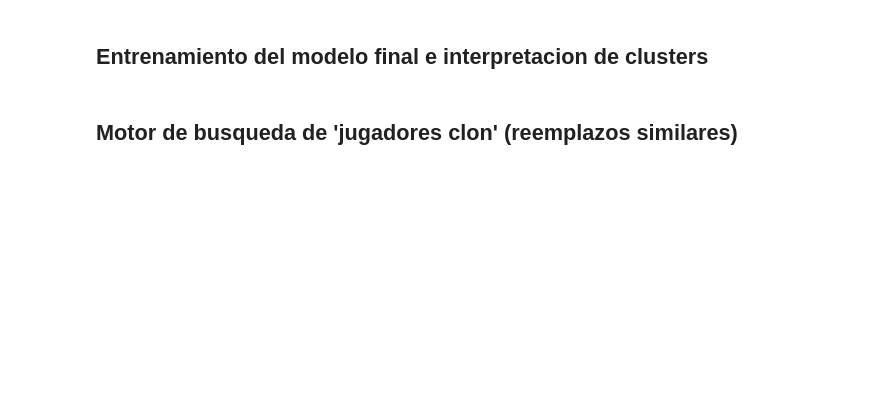
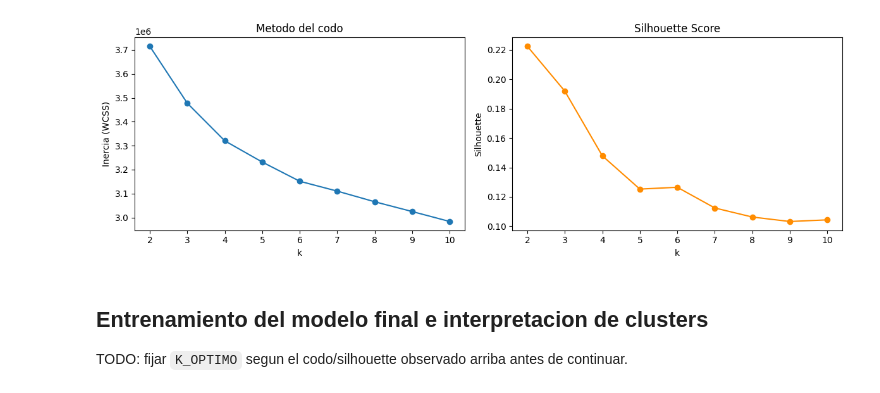
Before and after one commit to RodrigoAGA/proyecto-bigdata-scouting, a Jupyter notebook: notebooks/02_clustering.ipynb, the cells around one changed output. Cells and saved outputs as stored; diff of their text form; code cells hidden in the pictures; blank space fills up the shorter version.

```diff
--- a/notebooks/02_clustering.ipynb
+++ b/notebooks/02_clustering.ipynb
@@ -19,0 +63,12 @@ df.shape
+# %%
+evaluator = ClusteringEvaluator(featuresCol='features', metricName='silhouette', distanceMeasure='squaredEuclidean')
+
+results = []
+for k in range(2, 11):
+    km = KMeans(featuresCol='features', k=k, seed=42)
+    model = km.fit(df_scaled)
+    predictions = model.transform(df_scaled)
+    silhouette = evaluator.evaluate(predictions)
+    inertia = model.summary.trainingCost
+    results.append((k, inertia, silhouette))
+    print(f"k={k}: inertia={inertia:.1f}, silhouette={silhouette:.4f}")
@@ -20,2 +86,26 @@ df.shape
+# %%
+import matplotlib.pyplot as plt
+
+ks = [r[0] for r in results]
+inertias = [r[1] for r in results]
+silhouettes = [r[2] for r in results]
+
+fig, axes = plt.subplots(1, 2, figsize=(12, 4))
+axes[0].plot(ks, inertias, marker='o')
+axes[0].set_title('Metodo del codo')
+axes[0].set_xlabel('k')
+axes[0].set_ylabel('Inercia (WCSS)')
+
+axes[1].plot(ks, silhouettes, marker='o', color='darkorange')
+axes[1].set_title('Silhouette Score')
+axes[1].set_xlabel('k')
+axes[1].set_ylabel('Silhouette')
+plt.tight_layout()
+plt.savefig('../reports/figures/clustering_k_selection.png', dpi=120)
+plt.show()
+# %% [output]
+[figure, added]
 # %% [markdown]
 ## Entrenamiento del modelo final e interpretacion de clusters
+
+TODO: fijar `K_OPTIMO` segun el codo/silhouette observado arriba antes de continuar.
@@ -24,2 +111,0 @@ df.shape
-# %% [markdown]
-## Motor de busqueda de 'jugadores clon' (reemplazos similares)
```
Also changed, not shown: parts of 14 cells of this notebook, 7 other files.
